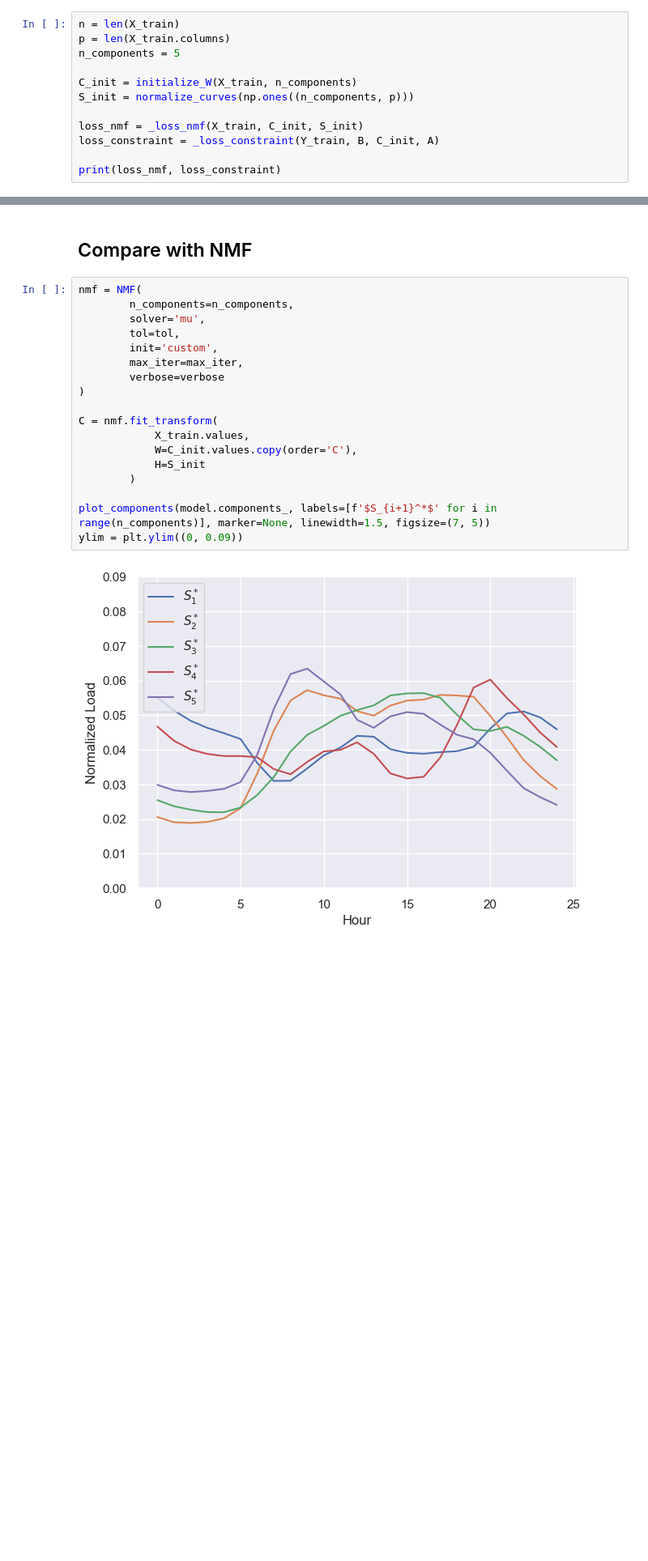
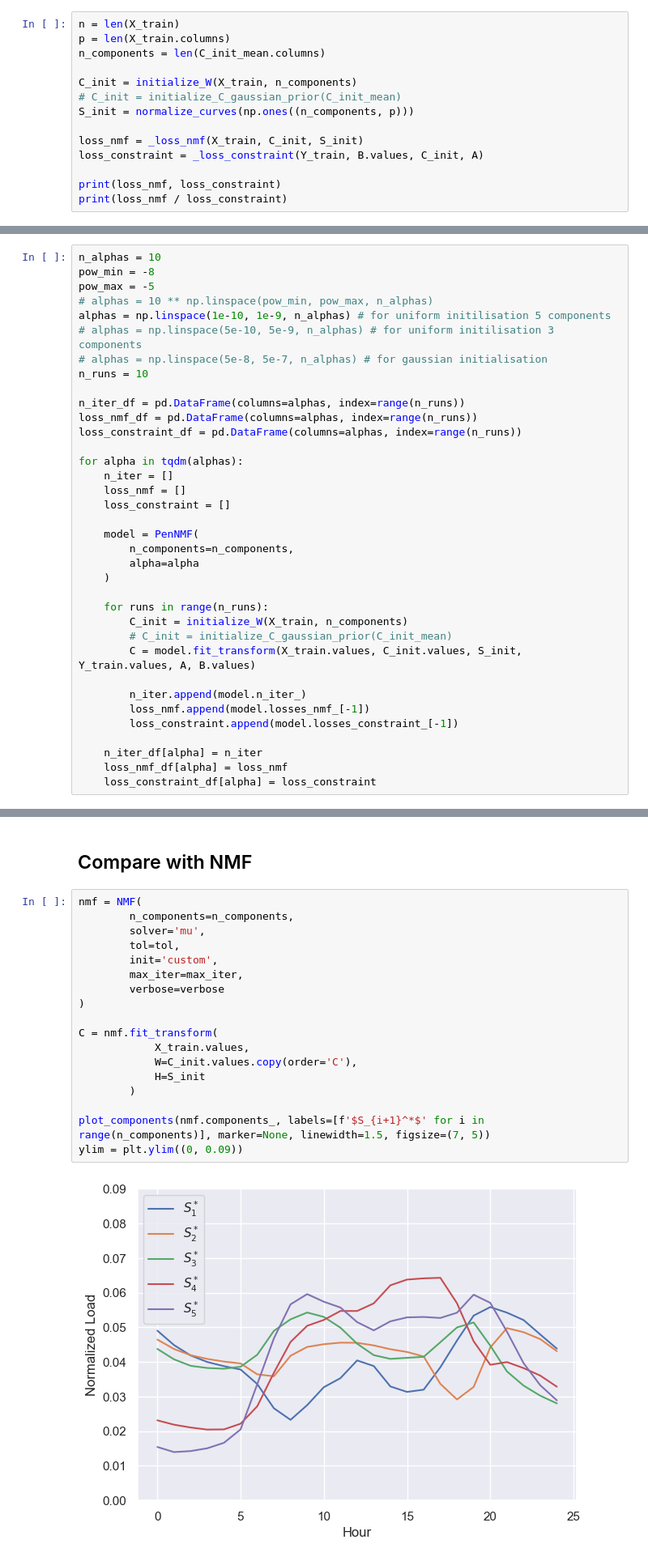
Before and after one commit to gkchln/load_bss, a Jupyter notebook: Test_PenNMF.ipynb, the cells around one changed output, grey strips where cells are left out. Shown at 81% size. Drawn from its saved outputs; the diff is of its cells as text; blank space fills up the shorter version.

```diff
--- a/Test_PenNMF.ipynb
+++ b/Test_PenNMF.ipynb
@@ -236,13 +343,15 @@ A.shape
 # %%
 n = len(X_train)
 p = len(X_train.columns)
-n_components = 5
+n_components = len(C_init_mean.columns)
 
 C_init = initialize_W(X_train, n_components)
+# C_init = initialize_C_gaussian_prior(C_init_mean)
 S_init = normalize_curves(np.ones((n_components, p)))
 
 loss_nmf = _loss_nmf(X_train, C_init, S_init)
-loss_constraint = _loss_constraint(Y_train, B, C_init, A)
+loss_constraint = _loss_constraint(Y_train, B.values, C_init, A)
 
 print(loss_nmf, loss_constraint)
+print(loss_nmf / loss_constraint)
 # %% [output]
@@ -254,0 +360,36 @@ loss_nmf / loss_constraint
+# %%
+n_alphas = 10
+pow_min = -8
+pow_max = -5
+# alphas = 10 ** np.linspace(pow_min, pow_max, n_alphas)
+alphas = np.linspace(1e-10, 1e-9, n_alphas) # for uniform initilisation 5 components
+# alphas = np.linspace(5e-10, 5e-9, n_alphas) # for uniform initilisation 3 components
+# alphas = np.linspace(5e-8, 5e-7, n_alphas) # for gaussian initialisation
+n_runs = 10
+
+n_iter_df = pd.DataFrame(columns=alphas, index=range(n_runs))
+loss_nmf_df = pd.DataFrame(columns=alphas, index=range(n_runs))
+loss_constraint_df = pd.DataFrame(columns=alphas, index=range(n_runs))
+
+for alpha in tqdm(alphas):
+    n_iter = []
+    loss_nmf = []
+    loss_constraint = []
+
+    model = PenNMF(
+        n_components=n_components,
+        alpha=alpha
+    )
+
+    for runs in range(n_runs):
+        C_init = initialize_W(X_train, n_components)
+        # C_init = initialize_C_gaussian_prior(C_init_mean)
+        C = model.fit_transform(X_train.values, C_init.values, S_init, Y_train.values, A, B.values)
+
+        n_iter.append(model.n_iter_)
+        loss_nmf.append(model.losses_nmf_[-1])
+        loss_constraint.append(model.losses_constraint_[-1])
+
+    n_iter_df[alpha] = n_iter
+    loss_nmf_df[alpha] = loss_nmf
+    loss_constraint_df[alpha] = loss_constraint
@@ -293,20 +575,20 @@ ylim = plt.ylim((0, 0.1))
 # %%
 nmf = NMF(
         n_components=n_components,
         solver='mu',
         tol=tol,
         init='custom',
         max_iter=max_iter,
         verbose=verbose
 )
 
 C = nmf.fit_transform(
             X_train.values,
             W=C_init.values.copy(order='C'),
             H=S_init
         )
 
-plot_components(model.components_, labels=[f'$S_{i+1}^*$' for i in range(n_components)], marker=None, linewidth=1.5, figsize=(7, 5))
+plot_components(nmf.components_, labels=[f'$S_{i+1}^*$' for i in range(n_components)], marker=None, linewidth=1.5, figsize=(7, 5))
 ylim = plt.ylim((0, 0.09))
 # %% [output]
-[figure, old version]
+[figure, new version]
```
Also changed, not shown: parts of 46 cells of this notebook.
